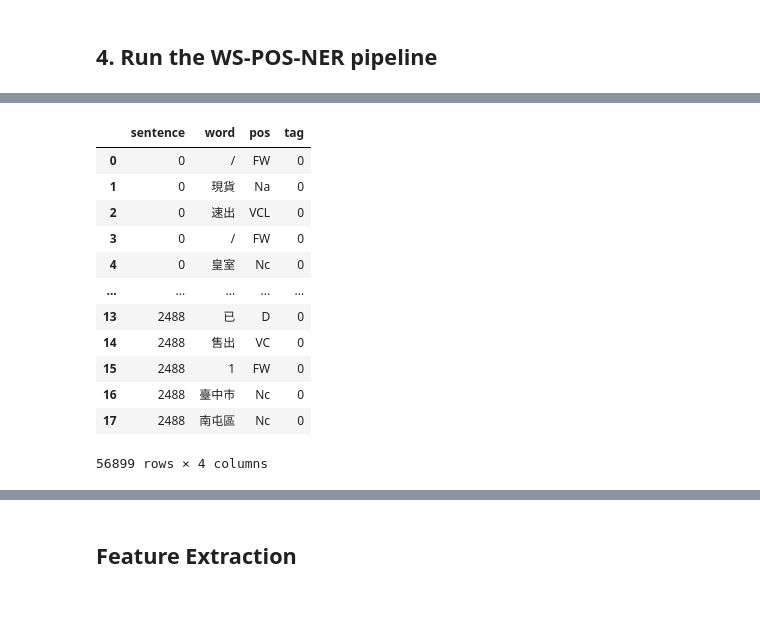
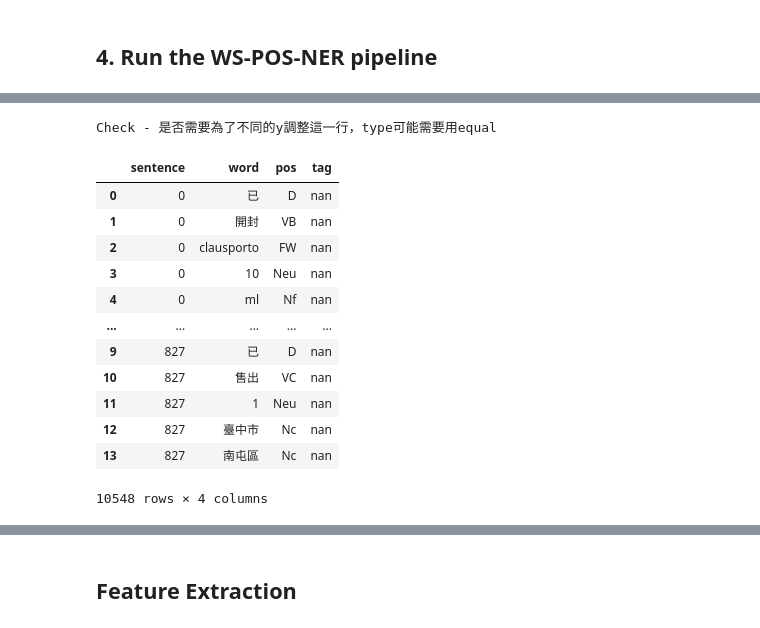
Before and after one commit to aronhack/Perfume, a Jupyter notebook: 2_NLP/nlp_v0_0300.ipynb, the cells around one changed output, grey strips where cells are left out. Saved outputs shown, nothing was run; the diff lists cells and outputs as text; code cells hidden in the pictures.

```diff
--- a/2_NLP/nlp_v0_0300.ipynb
+++ b/2_NLP/nlp_v0_0300.ipynb
@@ -50,6 +50,7 @@ path_export = path + '/Export'
 ## Import Custom Dictionary
 # %%
 dict_df = pd.read_excel(dict_file)
+dict_df = cbyz.df_lower(df=dict_df, cols=[])
 dict_li = dict_df['word'].tolist()
 custom_dict = dict((el, 1) for el in dict_li)
 custom_dict = construct_dictionary(custom_dict)
@@ -80,9 +92,10 @@ data['title'] = data['title'].str.replace('找相似', '')
 # %%
 sentence_list = data['title'].tolist()
 
-# y = data['name'].tolist()
-y = data['brand'].tolist()
+y = 'name'
+y = 'brand'
+y = 'type'
+
+y_li = data[y].tolist()
+# y_data = data[y].tolist()
+# y_data = data[y].tolist()
-# %%
-# Test Manually
-# data = data[data['title'].str.contains(' 萬寶龍星際旅者男性淡香水')]
-sentence_list = data['title'].tolist()
@@ -100,29 +139,53 @@ entity_sentence_list = ner(word_sentence_list, pos_sentence_list)
 # %%
+print('Check - 是否需要為了不同的y調整這一行，type可能需要用equal')
+
 df = pd.DataFrame()
 for i, sentence in enumerate(sentence_list):
 
-    new_li = list(zip(word_sentence_list[i],  pos_sentence_list[i]))
-    cur_y = y[i]
+    cur_sentence = word_sentence_list[i]
+    cur_y = y_li[i]
 
-    temp_df = pd.DataFrame(new_li, columns=['word', 'pos'])
+
+    if cur_y != cur_y:
+        # cur_y為na
+        cur_tag = [np.nan for k in range(len(cur_sentence))]
+    else:
+        # cur_y不是na
+        cur_tag = []
+        for j in cur_sentence:
+
+            if y == 'type':
+                if j == cur_y:
+                    cur_tag.append(1)
+                else:
+                    cur_tag.append(0)
+            else:
+                if j in cur_y:
+                    cur_tag.append(1)
+                else:
+                    cur_tag.append(0)
+
+    new_li = list(zip(cur_sentence,  pos_sentence_list[i], cur_tag))
+    temp_df = pd.DataFrame(new_li, columns=['word', 'pos', 'tag'])
     temp_df['sentence'] = i
-    temp_df['tag'] = np.where(temp_df['word']==cur_y, '1', '0')
 
     df = df.append(temp_df)
 
 df = df[['sentence', 'word', 'pos', 'tag']]
+df = cbyz.df_conv_col_type(df=df, cols='tag', to='str')
 df
 # %% [output]
+Check - 是否需要為了不同的y調整這一行，type可能需要用equal
 |  | sentence | word | pos | tag |
-| 0 | 0 | / | FW | 0 |
-| 1 | 0 | 現貨 | Na | 0 |
-| 2 | 0 | 速出 | VCL | 0 |
-| 3 | 0 | / | FW | 0 |
-| 4 | 0 | 皇室 | Nc | 0 |
+| 0 | 0 | 已 | D | nan |
+| 1 | 0 | 開封 | VB | nan |
+| 2 | 0 | clausporto | FW | nan |
+| 3 | 0 | 10 | Neu | nan |
+| 4 | 0 | ml | Nf | nan |
 | ... | ... | ... | ... | ... |
-| 13 | 2488 | 已 | D | 0 |
-| 14 | 2488 | 售出 | VC | 0 |
-| 15 | 2488 | 1 | FW | 0 |
-| 16 | 2488 | 臺中市 | Nc | 0 |
-| 17 | 2488 | 南屯區 | Nc | 0 |
+| 9 | 827 | 已 | D | nan |
+| 10 | 827 | 售出 | VC | nan |
+| 11 | 827 | 1 | Neu | nan |
+| 12 | 827 | 臺中市 | Nc | nan |
+| 13 | 827 | 南屯區 | Nc | nan |
-56899 rows × 4 columns
+10548 rows × 4 columns
```
Also changed, not shown: parts of 26 cells of this notebook, 3 other files.
